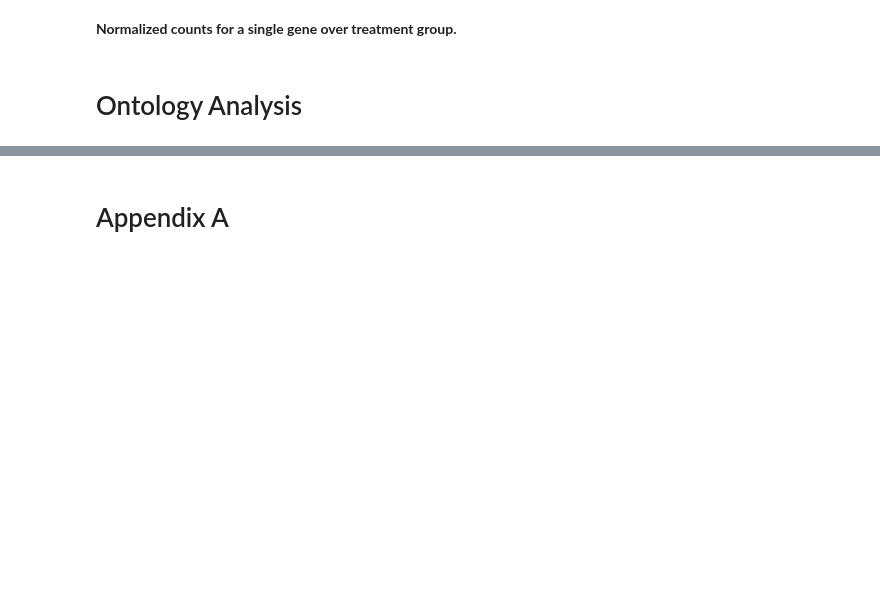
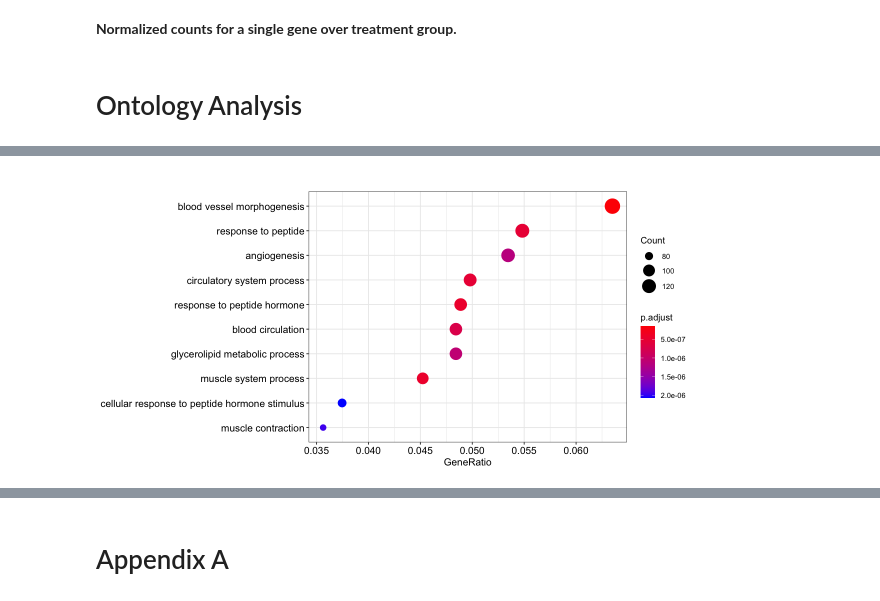
Before and after one commit to compbiocore/DEseq_workshop_2_2021, a Jupyter notebook: deseq_workshop_2.ipynb, the cells around one changed output, grey strips where cells are left out. Saved outputs shown, nothing was run; the diff lists cells and outputs as text; code cells hidden in the pictures; blank space fills up the shorter version.

```diff
--- a/deseq_workshop_2.ipynb
+++ b/deseq_workshop_2.ipynb
@@ -785,0 +542,6 @@ For any questions related to this material, or to submit a request for assistanc
+# %%
+library(AnnotationHub)
+#BiocManager::install("clusterProfiler")
+library(clusterProfiler)
+ah <- AnnotationHub()
+AnnotationHub::query(ah, pattern = c("Homo sapiens", "OrgDb"))
@@ -785,0 +659,13 @@ For any questions related to this material, or to submit a request for assistanc
+# %%
+up_genes <- data.frame(res) %>% dplyr::filter(padj < 0.1 & log2FoldChange > 0)
+down_genes <- data.frame(res) %>% dplyr::filter(padj < 0.1 & log2FoldChange < 0)
+# %%
+up_ego <- enrichGO(gene = rownames(up_genes),
+          keyType = 'ENSEMBL',
+          ont = 'ALL',
+          universe = rownames(res),
+          OrgDb = orgdb,
+          readable = TRUE)
+dotplot(up_ego)
+# %% [output]
+[figure, added]
```
Also changed, not shown: parts of 102 cells of this notebook.
